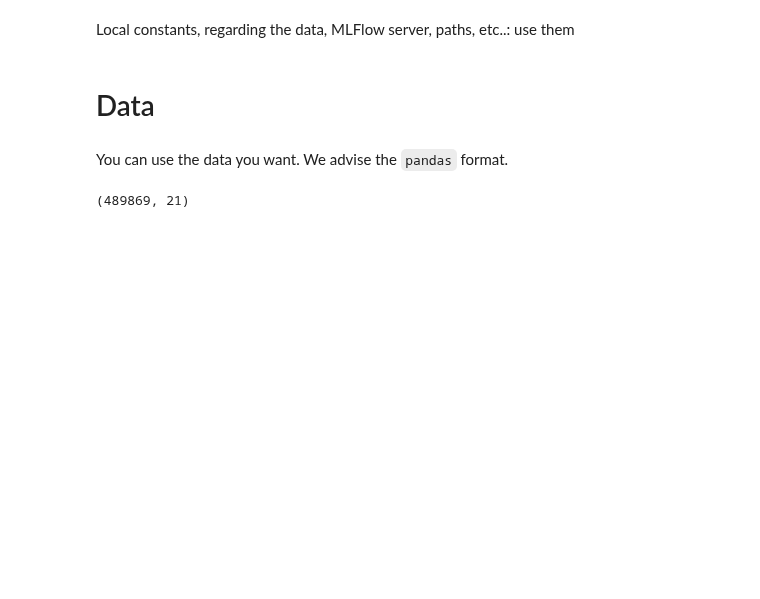
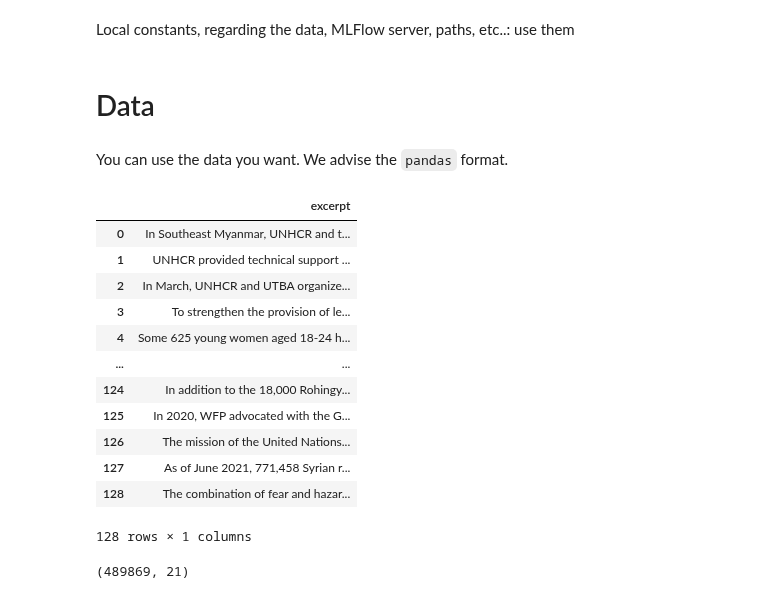
Before and after one commit to the-deep/deep-experiments, a Jupyter notebook: notebooks/models/selim/pl-training-mlflow.ipynb, the cells around one changed output. Drawn from its saved outputs; the diff is of its cells as text; code cells hidden in the pictures; blank space fills up the shorter version.

```diff
--- a/notebooks/models/selim/pl-training-mlflow.ipynb
+++ b/notebooks/models/selim/pl-training-mlflow.ipynb
@@ -71,6 +62,25 @@ DATA_PATH = os.path.join(
 
 original_df = pd.read_csv(os.path.join(DATA_PATH, 'full_dataset.csv'))
 augmented_data = pd.read_csv(os.path.join(DATA_PATH, 'generated_text.csv'))
+# %%
+test_data = pd.read_excel(os.path.join('..', '..', '..', '..', 'feedback_output.xlsx'))
+test_data = test_data[['Entry']].rename(columns={'Entry':'excerpt'})
+test_data = test_data[test_data.excerpt.apply(lambda x: 'NONE' != x.upper())]
+test_data
+# %% [output]
+|  | excerpt |
+| 0 | In Southeast Myanmar, UNHCR and t... |
+| 1 | UNHCR provided technical support ... |
+| 2 | In March, UNHCR and UTBA organize... |
+| 3 | To strengthen the provision of le... |
+| 4 | Some 625 young women aged 18-24 h... |
+| ... | ... |
+| 124 | In addition to the 18,000 Rohingy... |
+| 125 | In 2020, WFP advocated with the G... |
+| 126 | The mission of the United Nations... |
+| 127 | As of June 2021, 771,458 Syrian r... |
+| 128 | The combination of fear and hazar... |
+128 rows × 1 columns
 # %%
 augmented_data = pd.merge(
     right=original_df.drop(columns=['excerpt']),
```
Also changed, not shown: parts of 8 cells of this notebook, 6 other files.
